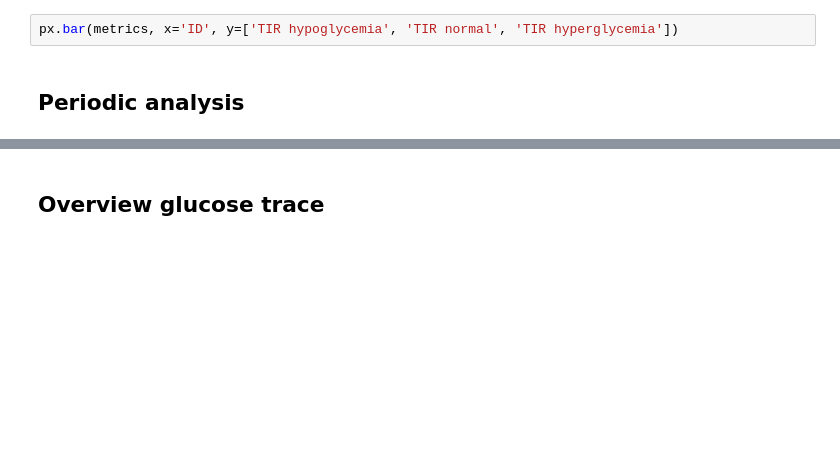
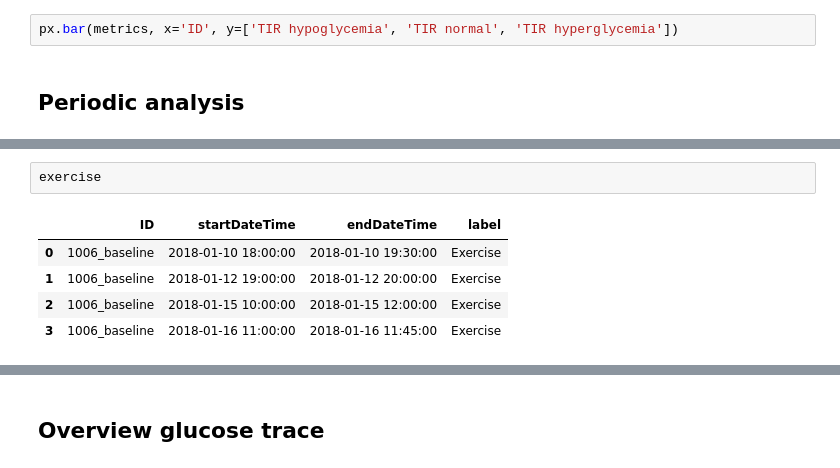
Before and after one commit to cafoala/diametrics-webapp, a Jupyter notebook: code/experiment.ipynb, the cells around one changed output, grey strips where cells are left out. Saved outputs shown, nothing was run; the diff lists cells and outputs as text; blank space fills up the shorter version.

```diff
--- a/code/experiment.ipynb
+++ b/code/experiment.ipynb
@@ -122,0 +204,8 @@ import pandas as pd
+# %%
+exercise
+# %% [output]
+|  | ID | startDateTime | endDateTime | label |
+| 0 | 1006_baseline | 2018-01-10 18:00:00 | 2018-01-10 19:30:00 | Exercise |
+| 1 | 1006_baseline | 2018-01-12 19:00:00 | 2018-01-12 20:00:00 | Exercise |
+| 2 | 1006_baseline | 2018-01-15 10:00:00 | 2018-01-15 12:00:00 | Exercise |
+| 3 | 1006_baseline | 2018-01-16 11:00:00 | 2018-01-16 11:45:00 | Exercise |
```
Also changed, not shown: parts of 11 cells of this notebook, 6 other files.
